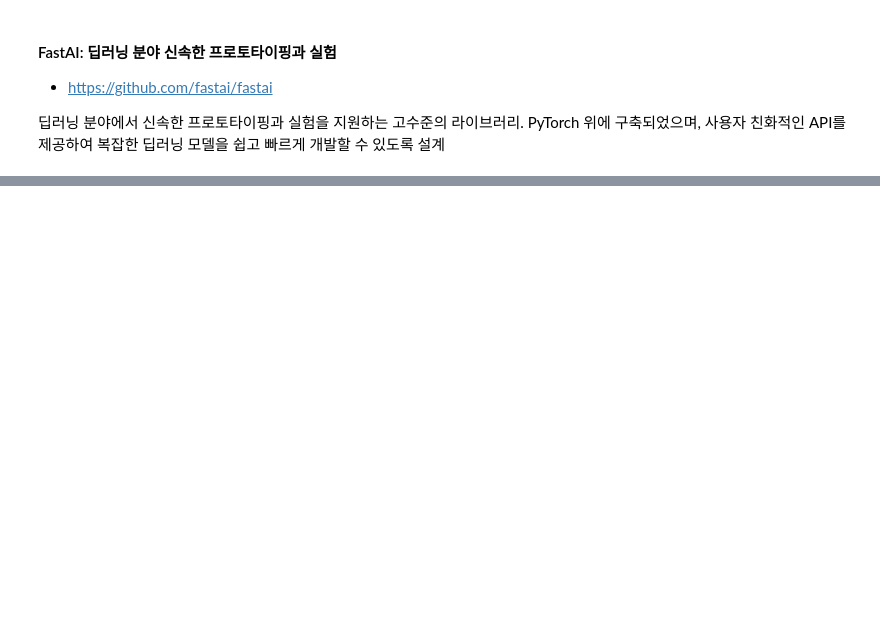
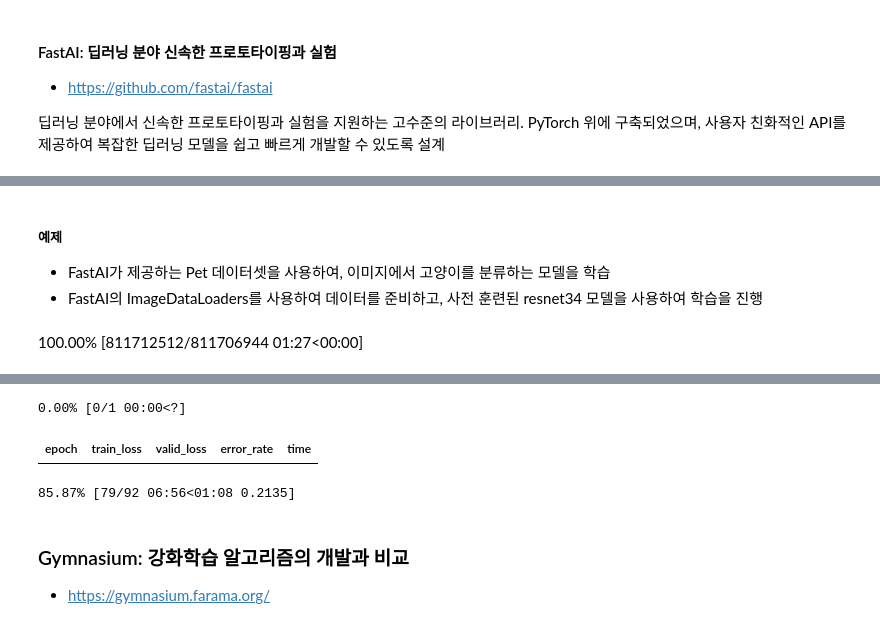
Before and after one commit to hugoMGSung/works-need-it-python, a Jupyter notebook: py02_intermediate/ecosystem/eco14_artificial_intelligence.ipynb, the cells around one changed output, grey strips where cells are left out. Cells and saved outputs as stored; diff of their text form; code cells hidden in the pictures; blank space fills up the shorter version.

```diff
--- a/py02_intermediate/ecosystem/eco14_artificial_intelligence.ipynb
+++ b/py02_intermediate/ecosystem/eco14_artificial_intelligence.ipynb
@@ -246,0 +271,21 @@ sd.wait()  # 오디오 재생이 끝날 때까지 기다리기
+# %% [markdown]
+##### 예제
+-  FastAI가 제공하는 Pet 데이터셋을 사용하여, 이미지에서 고양이를 분류하는 모델을 학습
+- FastAI의 ImageDataLoaders를 사용하여 데이터를 준비하고, 사전 훈련된 resnet34 모델을 사용하여 학습을 진행
+# %%
+from fastai.vision.all import *
+
+# 데이터셋 로드 및 준비
+path = untar_data(URLs.PETS) / 'images'
+def is_cat(x): return x[0].isupper()
+dls = ImageDataLoaders.from_name_func(
+    path, get_image_files(path), valid_pct=0.2, seed=42,
+    label_func=is_cat, item_tfms=Resize(224))
+
+# 학습 모델 생성
+learn = cnn_learner(dls, resnet34, metrics=error_rate)
+
+# 모델 학습
+learn.fine_tune(1)
+# %% [output]
+100.00% [811712512/811706944 01:27<00:00]
@@ -246,0 +293,7 @@ sd.wait()  # 오디오 재생이 끝날 때까지 기다리기
+0.00% [0/1 00:00<?]
+| epoch | train_loss | valid_loss | error_rate | time |
+85.87% [79/92 06:56<01:08 0.2135]
+# %% [markdown]
+### Gymnasium: 강화학습 알고리즘의 개발과 비교
+
+- https://gymnasium.farama.org/
```
Also changed, not shown: parts of 4 cells of this notebook, 1 other file.
